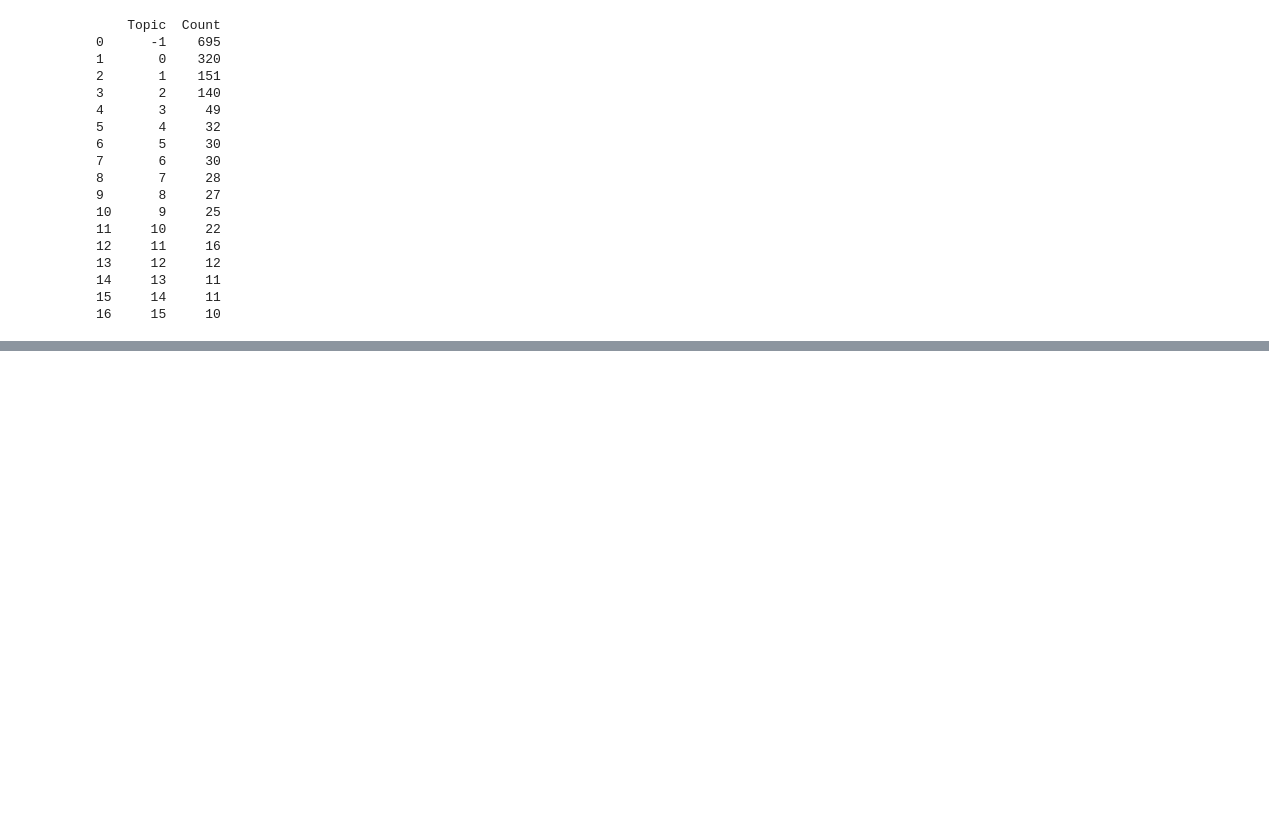
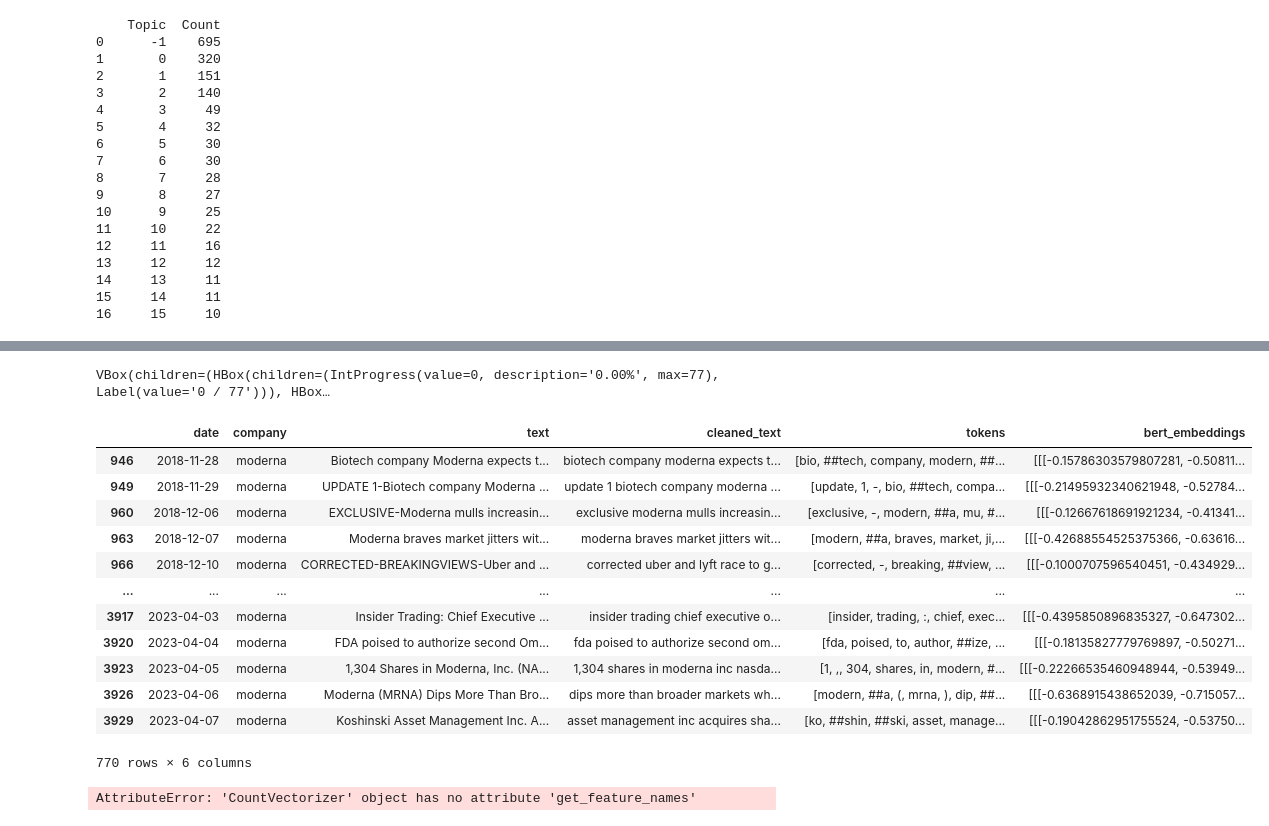
Before and after one commit to Diegozu97/thesis_code, a Jupyter notebook: 04_topic_modelling.ipynb, the cells around one changed output, grey strips where cells are left out. Cells and saved outputs as stored; diff of their text form; code cells hidden in the pictures; blank space fills up the shorter version.

Commit message:
topic modelling bs

```diff
--- a/04_topic_modelling.ipynb
+++ b/04_topic_modelling.ipynb
@@ -178,0 +187,6 @@ print(topic_freq)
+# %%
+moderna_eikon_topics_df = eikon_topics_df[eikon_topics_df["company"] == "moderna"]
+# %%
+# Tokenize the tweets using BERT tokenizer
+tokenizer = BertTokenizer.from_pretrained('bert-base-uncased')
+moderna_eikon_topics_df['tokens'] = moderna_eikon_topics_df['text'].parallel_apply(lambda x: tokenizer.tokenize(x))
@@ -178,0 +201,10 @@ print(topic_freq)
+# %%
+model = BertModel.from_pretrained('bert-base-uncased')
+
+def create_embeddings(text):
+        encoded_tweets = []
+        inputs = tokenizer.encode(text, add_special_tokens=True, truncation=True, padding='max_length', max_length=512)
+        inputs = torch.tensor(inputs).unsqueeze(0)  # Convert to tensor
+        outputs = model(inputs)
+        encoded_tweets.append(outputs.pooler_output.tolist())
+        return encoded_tweets
@@ -178,0 +215,43 @@ print(topic_freq)
+# %%
+moderna_eikon_topics_df["bert_embeddings"] = moderna_eikon_topics_df['tokens'].parallel_apply(lambda x: create_embeddings(x))
+# %% [output]
+VBox(children=(HBox(children=(IntProgress(value=0, description='0.00%', max=77), Label(value='0 / 77'))), HBox…
+# %%
+moderna_eikon_topics_df
+# %% [output]
+|  | date | company | text | cleaned_text | tokens | bert_embeddings |
+| 946 | 2018-11-28 | moderna | Biotech company Moderna expects t... | biotech company moderna expects t... | [bio, ##tech, company, modern, ##... | [[[-0.15786303579807281, -0.50811... |
+| 949 | 2018-11-29 | moderna | UPDATE 1-Biotech company Moderna ... | update 1 biotech company moderna ... | [update, 1, -, bio, ##tech, compa... | [[[-0.21495932340621948, -0.52784... |
+| 960 | 2018-12-06 | moderna | EXCLUSIVE-Moderna mulls increasin... | exclusive moderna mulls increasin... | [exclusive, -, modern, ##a, mu, #... | [[[-0.12667618691921234, -0.41341... |
+| 963 | 2018-12-07 | moderna | Moderna braves market jitters wit... | moderna braves market jitters wit... | [modern, ##a, braves, market, ji,... | [[[-0.42688554525375366, -0.63616... |
+| 966 | 2018-12-10 | moderna | CORRECTED-BREAKINGVIEWS-Uber and ... | corrected uber and lyft race to g... | [corrected, -, breaking, ##view, ... | [[[-0.1000707596540451, -0.434929... |
+| ... | ... | ... | ... | ... | ... | ... |
+| 3917 | 2023-04-03 | moderna | Insider Trading: Chief Executive ... | insider trading chief executive o... | [insider, trading, :, chief, exec... | [[[-0.4395850896835327, -0.647302... |
+| 3920 | 2023-04-04 | moderna | FDA poised to authorize second Om... | fda poised to authorize second om... | [fda, poised, to, author, ##ize, ... | [[[-0.18135827779769897, -0.50271... |
+| 3923 | 2023-04-05 | moderna | 1,304 Shares in Moderna, Inc. (NA... | 1,304 shares in moderna inc nasda... | [1, ,, 304, shares, in, modern, #... | [[[-0.22266535460948944, -0.53949... |
+| 3926 | 2023-04-06 | moderna | Moderna (MRNA) Dips More Than Bro... | dips more than broader markets wh... | [modern, ##a, (, mrna, ), dip, ##... | [[[-0.6368915438652039, -0.715057... |
+| 3929 | 2023-04-07 | moderna | Koshinski Asset Management Inc. A... | asset management inc acquires sha... | [ko, ##shin, ##ski, asset, manage... | [[[-0.19042862951755524, -0.53750... |
+770 rows × 6 columns
+# %%
+# Apply BERT for topic modeling using LDA
+num_topics = 5  # Number of topics to extract
+num_words = 10  # Number of words per topic
+vectorizer = CountVectorizer()
+X = vectorizer.fit_transform(moderna_eikon_topics_df['cleaned_text'])
+feature_names = vectorizer.get_feature_names()
+lda_model = LatentDirichletAllocation(n_components=num_topics)
+lda_model.fit(X)
+
+# Assign topics to each tweet
+topic_columns = []
+for i in range(num_topics):
+    topic_column = f"topic_{i}"
+    topic_columns.append(topic_column)
+    moderna_eikon_topics_df[topic_column] = 0
+topics = lda_model.transform(X)
+moderna_eikon_topics_df[topic_columns] = topics
+
+# Convert topics into features (binary values)
+df_topics = moderna_eikon_topics_df[topic_columns].applymap(lambda x: 1 if x > 0.5 else 0)
+# %% [output]
+AttributeError: 'CountVectorizer' object has no attribute 'get_feature_names'
```
Also changed, not shown: parts of 6 cells of this notebook.
